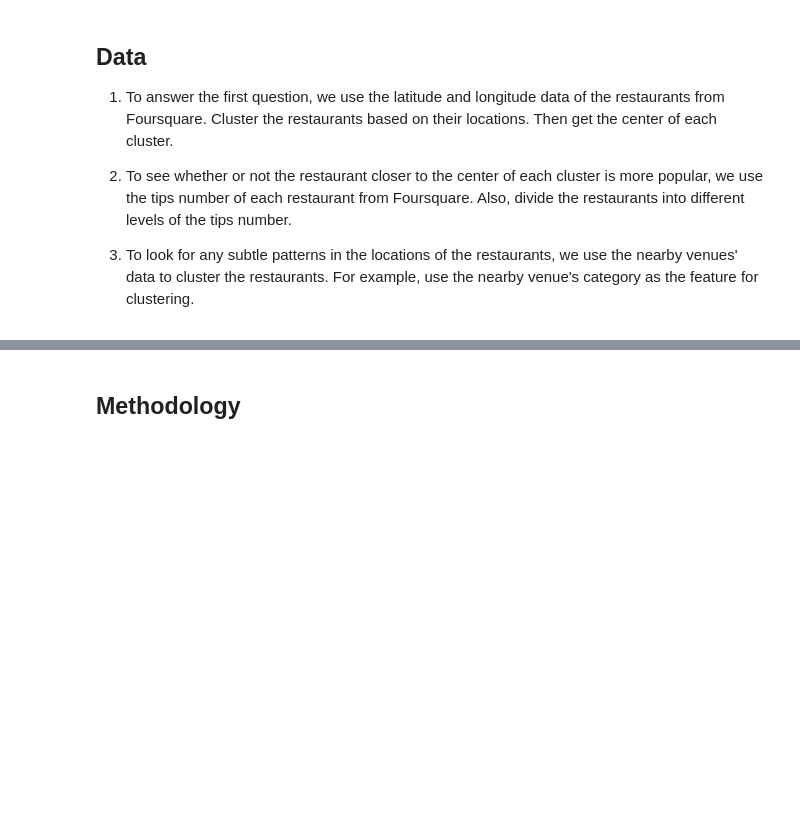
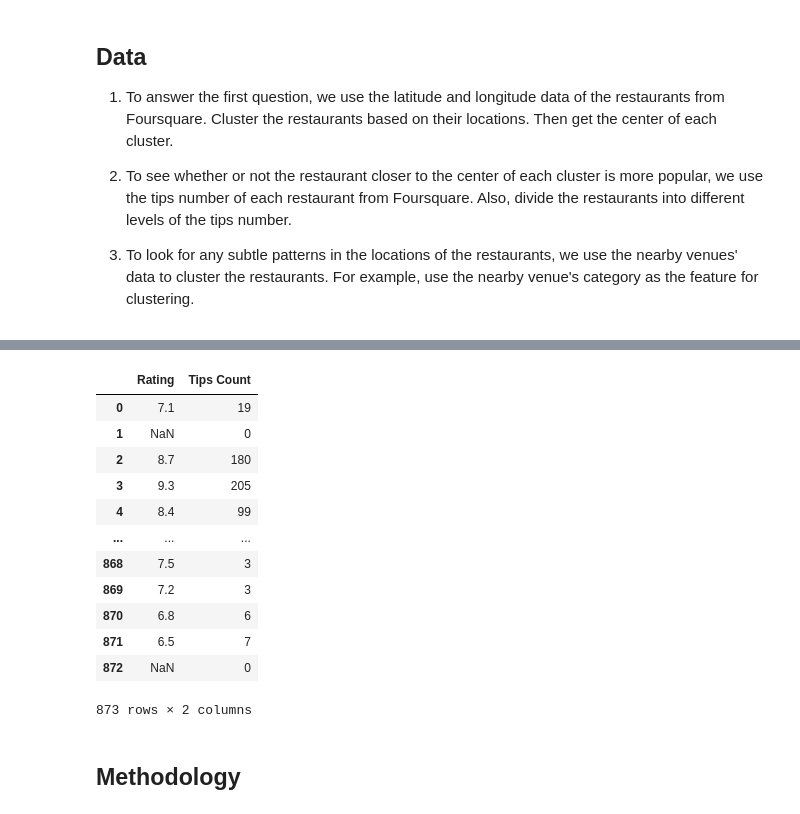
Before and after one commit to ReinholdYen/Capstone-Project---The-Battle-of-Neighborhoods, a Jupyter notebook: Capstone-Project_The-Battle-of-the-Neighborhoods.ipynb, the cells around one changed output, grey strips where cells are left out. Drawn from its saved outputs; the diff is of its cells as text; code cells hidden in the pictures; blank space fills up the shorter version.

```diff
--- a/Capstone-Project_The-Battle-of-the-Neighborhoods.ipynb
+++ b/Capstone-Project_The-Battle-of-the-Neighborhoods.ipynb
@@ -33,3 +455,22 @@ We will work on answering the following questions:
+# %%
+rating_tipsCount_400 = pd.read_csv('rating_tipsCount_400.csv')
+rating_tipsCount = pd.concat([rating_tipsCount_400, rating_tipsCount_tail], axis=0, ignore_index=True).iloc[:, 1:]
+rating_tipsCount.to_csv('rating_tipsCount.csv')
+rating_tipsCount
+# %% [output]
+|  | Rating | Tips Count |
+| 0 | 7.1 | 19 |
+| 1 | NaN | 0 |
+| 2 | 8.7 | 180 |
+| 3 | 9.3 | 205 |
+| 4 | 8.4 | 99 |
+| ... | ... | ... |
+| 868 | 7.5 | 3 |
+| 869 | 7.2 | 3 |
+| 870 | 6.8 | 6 |
+| 871 | 6.5 | 7 |
+| 872 | NaN | 0 |
+873 rows × 2 columns
 # %% [markdown]
 ## Methodology <a name="methodology"></a>
 # %% [markdown]
```
Also changed, not shown: parts of 33 cells of this notebook.
